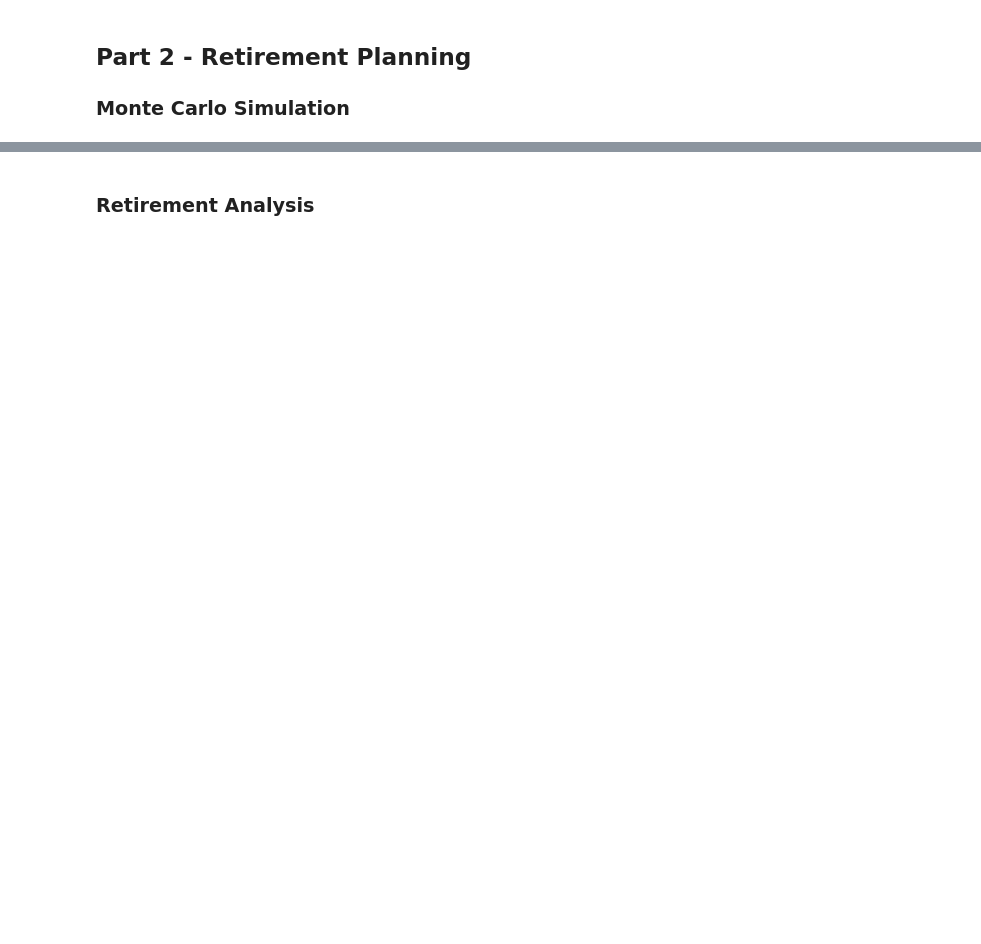
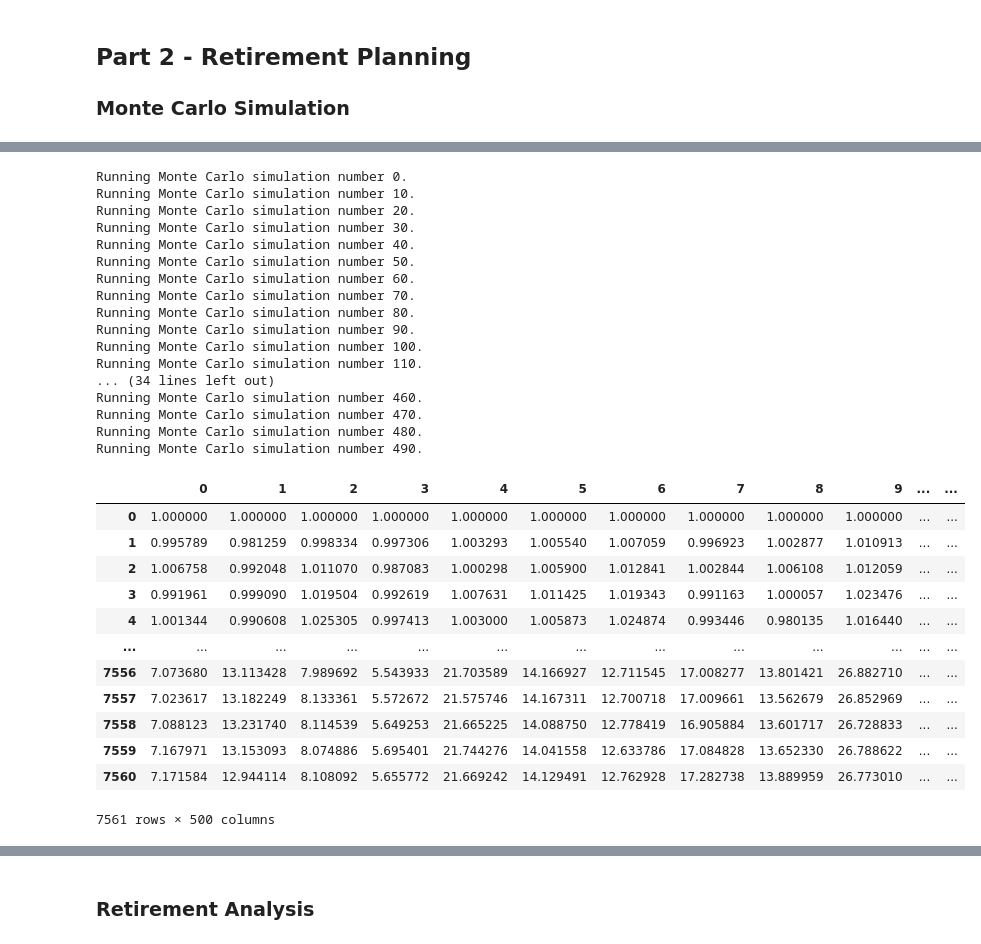
Before and after one commit to AnnSweetNanners/api-homework, a Jupyter notebook: 05-APIs/Instructions/Starter_Code/financial-planner.ipynb, the cells around one changed output, grey strips where cells are left out. Saved outputs shown, nothing was run; the diff lists cells and outputs as text; code cells hidden in the pictures; blank space fills up the shorter version.

```diff
--- a/05-APIs/Instructions/Starter_Code/financial-planner.ipynb
+++ b/05-APIs/Instructions/Starter_Code/financial-planner.ipynb
@@ -208,4 +247,36 @@ df_stock_data.head()
 # %%
-# Configuring a Monte Carlo simulation to forecast 30 years cumulative returns
+# Running a Monte Carlo simulation to forecast 30 years cumulative returns
 # YOUR CODE HERE!
+mc_dist.calc_cumulative_return()
+# %% [output]
+Running Monte Carlo simulation number 0.
+Running Monte Carlo simulation number 10.
+Running Monte Carlo simulation number 20.
+Running Monte Carlo simulation number 30.
+Running Monte Carlo simulation number 40.
+Running Monte Carlo simulation number 50.
+Running Monte Carlo simulation number 60.
+Running Monte Carlo simulation number 70.
+Running Monte Carlo simulation number 80.
+Running Monte Carlo simulation number 90.
+Running Monte Carlo simulation number 100.
+Running Monte Carlo simulation number 110.
+... (34 lines left out)
+Running Monte Carlo simulation number 460.
+Running Monte Carlo simulation number 470.
+Running Monte Carlo simulation number 480.
+Running Monte Carlo simulation number 490.
+|  | 0 | 1 | 2 | 3 | 4 | 5 | 6 | 7 | 8 | 9 | ... | ... |
+| 0 | 1.000000 | 1.000000 | 1.000000 | 1.000000 | 1.000000 | 1.000000 | 1.000000 | 1.000000 | 1.000000 | 1.000000 | ... | ... |
+| 1 | 0.995789 | 0.981259 | 0.998334 | 0.997306 | 1.003293 | 1.005540 | 1.007059 | 0.996923 | 1.002877 | 1.010913 | ... | ... |
+| 2 | 1.006758 | 0.992048 | 1.011070 | 0.987083 | 1.000298 | 1.005900 | 1.012841 | 1.002844 | 1.006108 | 1.012059 | ... | ... |
+| 3 | 0.991961 | 0.999090 | 1.019504 | 0.992619 | 1.007631 | 1.011425 | 1.019343 | 0.991163 | 1.000057 | 1.023476 | ... | ... |
+| 4 | 1.001344 | 0.990608 | 1.025305 | 0.997413 | 1.003000 | 1.005873 | 1.024874 | 0.993446 | 0.980135 | 1.016440 | ... | ... |
+| ... | ... | ... | ... | ... | ... | ... | ... | ... | ... | ... | ... | ... |
+| 7556 | 7.073680 | 13.113428 | 7.989692 | 5.543933 | 21.703589 | 14.166927 | 12.711545 | 17.008277 | 13.801421 | 26.882710 | ... | ... |
+| 7557 | 7.023617 | 13.182249 | 8.133361 | 5.572672 | 21.575746 | 14.167311 | 12.700718 | 17.009661 | 13.562679 | 26.852969 | ... | ... |
+| 7558 | 7.088123 | 13.231740 | 8.114539 | 5.649253 | 21.665225 | 14.088750 | 12.778419 | 16.905884 | 13.601717 | 26.728833 | ... | ... |
+| 7559 | 7.167971 | 13.153093 | 8.074886 | 5.695401 | 21.744276 | 14.041558 | 12.633786 | 17.084828 | 13.652330 | 26.788622 | ... | ... |
+| 7560 | 7.171584 | 12.944114 | 8.108092 | 5.655772 | 21.669242 | 14.129491 | 12.762928 | 17.282738 | 13.889959 | 26.773010 | ... | ... |
+7561 rows × 500 columns
 # %%
```
Also changed, not shown: parts of 13 cells of this notebook.
